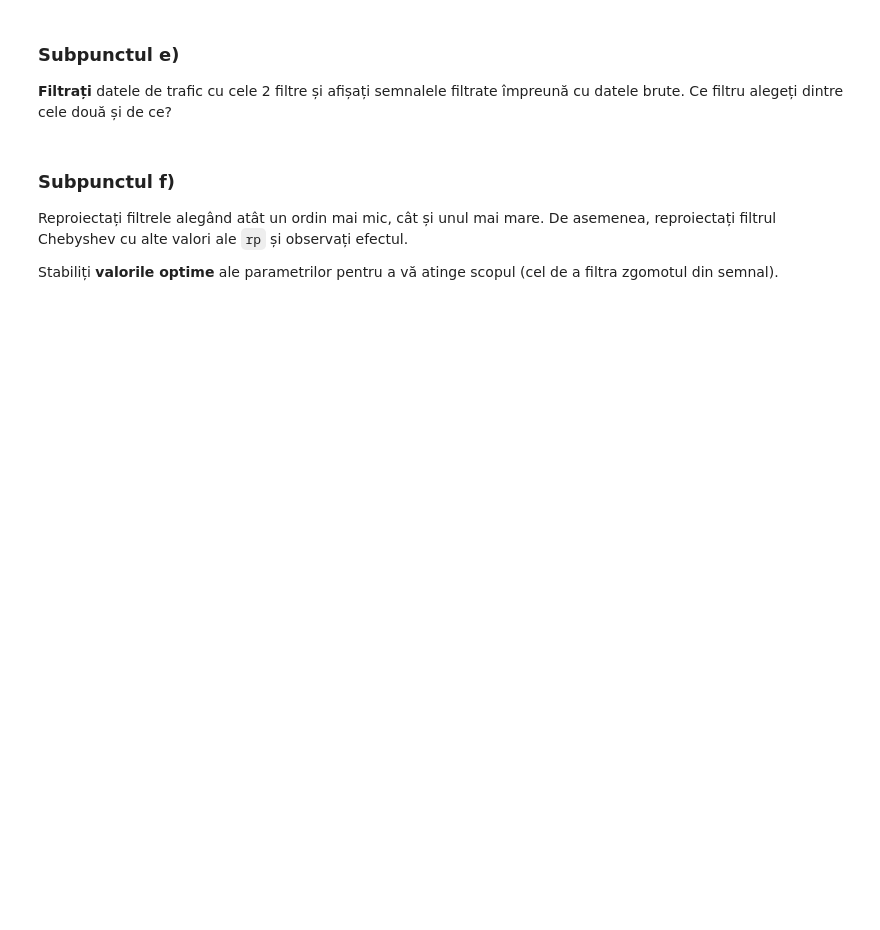
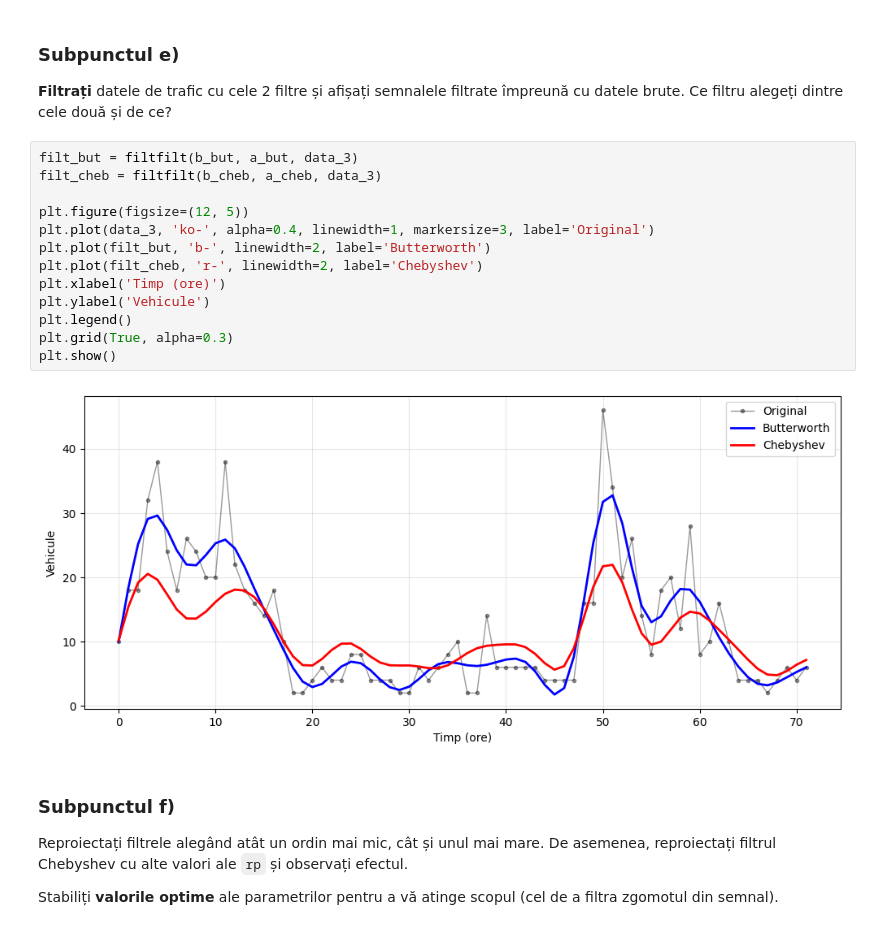
Before and after one commit to Glosperx/Semnale, a Jupyter notebook: ps-lab-9-Cojoaca_Alexandru.ipynb, the cells around one changed output. Drawn from its saved outputs; the diff is of its cells as text; blank space fills up the shorter version.

```diff
--- a/ps-lab-9-Cojoaca_Alexandru.ipynb
+++ b/ps-lab-9-Cojoaca_Alexandru.ipynb
@@ -127,6 +189,21 @@ Pentru început, setați atenuarea ondulațiilor la `rp = 5` (dB), urmând ca ap
 ### Subpunctul e)
 
 **Filtrați** datele de trafic cu cele 2 filtre și afișați semnalele filtrate împreună cu datele brute. Ce filtru alegeți dintre cele două și de ce?
+# %%
+filt_but = filtfilt(b_but, a_but, data_3)
+filt_cheb = filtfilt(b_cheb, a_cheb, data_3)
+
+plt.figure(figsize=(12, 5))
+plt.plot(data_3, 'ko-', alpha=0.4, linewidth=1, markersize=3, label='Original')
+plt.plot(filt_but, 'b-', linewidth=2, label='Butterworth')
+plt.plot(filt_cheb, 'r-', linewidth=2, label='Chebyshev')
+plt.xlabel('Timp (ore)')
+plt.ylabel('Vehicule')
+plt.legend()
+plt.grid(True, alpha=0.3)
+plt.show()
+# %% [output]
+[figure, added]
 # %% [markdown]
 ### Subpunctul f)
 
```
Also changed, not shown: parts of 5 cells of this notebook.
